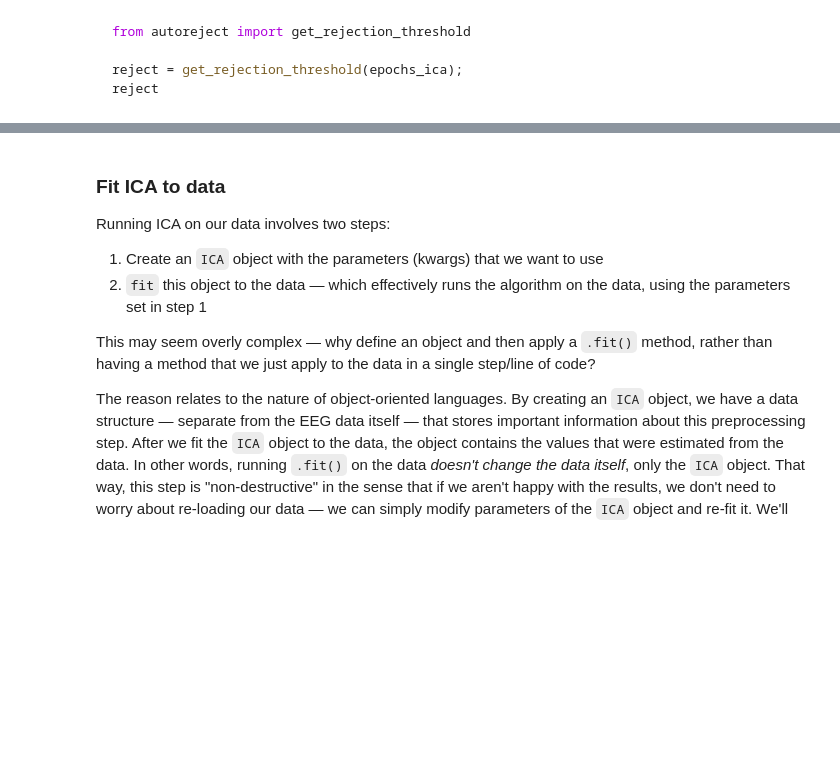
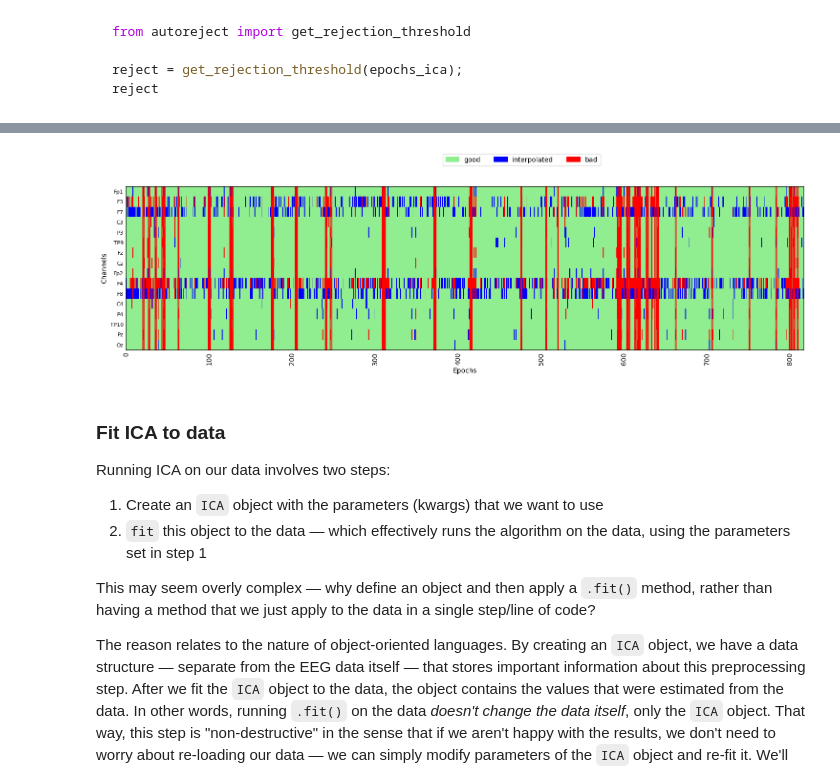
Before and after one commit to freddylearnsc0de/Chapter-7--EEG, a Jupyter notebook: 3 - erp_artifacts.ipynb, the cells around one changed output, grey strips where cells are left out. Saved outputs shown, nothing was run; the diff lists cells and outputs as text; code cells hidden in the pictures; blank space fills up the shorter version.

```diff
--- a/3 - erp_artifacts.ipynb
+++ b/3 - erp_artifacts.ipynb
@@ -69,6 +95,11 @@ hi_cut  = 30
 
 raw_ica = raw.copy().filter(ica_low_cut, hi_cut)
 ~~~
+# %%
+ica_low_cut = 1.0
+hi_cut = 30
+
+raw_ica = raw.copy().filter(ica_low_cut, hi_cut)
 # %% [markdown]
 ## Segment data for ICA
 
@@ -83,6 +114,13 @@ epochs_ica = mne.Epochs(raw_ica, events_ica,
                         baseline=None,
                         preload=True)
 ~~~
+# %%
+tstep = 1.0
+events_ica = mne.make_fixed_length_events(raw_ica, duration=tstep)
+epochs_ica = mne.Epochs(raw_ica, events_ica,
+                        tmin=0.0, tmax=tstep,
+                        baseline=None,
+                        preload=True)
 # %% [markdown]
 Next we run a function from the `autoreject` package (an add-on to MNE) that will look at the data and automatically determine a threshold to use to find sections of the data that are excessively noisy. This can occur, for example, if a participant scratches their head during a recording, or sneezes, or for various other reasons. These "one-off" sources of noise can create large artifacts in the data. Since large amplitudes mean high variance, the presence of these artifacts can interfere with ICA's finding more frequent artifacts like blinks — since blinks are larger than EEG data, but smaller than these one-off sources of noise.
 # %% [markdown]
@@ -92,3 +130,22 @@ from autoreject import get_rejection_threshold
 reject = get_rejection_threshold(epochs_ica);
 reject
 ~~~
+# %%
+# Had to install autoreject first
+!pip install autoreject
+
+from autoreject import AutoReject
+
+ar = AutoReject(n_interpolate=[1, 2, 4],
+                random_state=42,
+                picks=mne.pick_types(epochs_ica.info,
+                                     eeg=True,
+                                     eog=False
+                                    ),
+                n_jobs=-1,
+                verbose=False
+                )
+
+ar.fit(epochs_ica)
+
+reject_log = ar.get_reject_log(epochs_ica)
@@ -95,3 +170,11 @@ reject
+# %%
+import matplotlib.pyplot as plt
+
+fig, ax = plt.subplots(figsize=[15, 5])
+reject_log.plot("horizontal", ax=ax, aspect="auto")
+plt.show()
+# %% [output]
+[figure, added]
 # %% [markdown]
 ### Fit ICA to data
 
```
Also changed, not shown: parts of 8 cells of this notebook, 47 other files.
